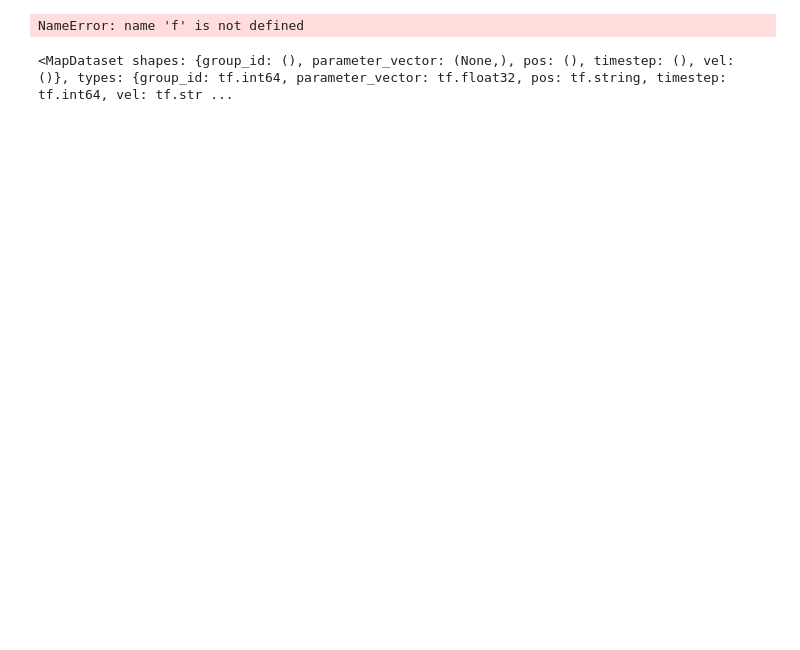
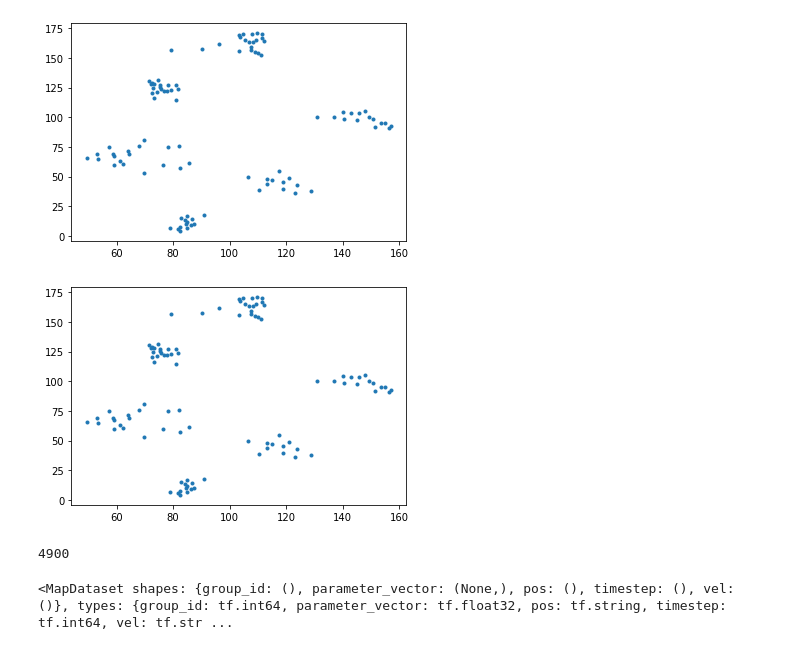
Before and after one commit to ctorney/abc-graph-nets, a Jupyter notebook: train_gnn.ipynb, the cells around one changed output. Drawn from its saved outputs; the diff is of its cells as text; code cells hidden in the pictures; blank space fills up the shorter version.

```diff
--- a/train_gnn.ipynb
+++ b/train_gnn.ipynb
@@ -32,3 +35,4 @@ def _parse_tensor(x):
     return output
 
 parsed_tensors_dataset = parsed_records_dataset.map(_parse_tensor)
+parsed_tensors_dataset = parsed_tensors_dataset.batch(4)
@@ -57,7 +113,20 @@ array([[  7.8362103 ,  81.2605    ],
 # %%
-    print(tf.io.parse_tensor(d['pos'],out_type=tf.float32))
+zzp = ZZ.numpy()[:100]
+
+plt.plot(zzp[:,0],zzp[:,1],'.')
+plt.show()
+
+xxp = X[0].numpy()
+
+plt.plot(xxp[:,0],xxp[:,1],'.')
+plt.show()
 # %% [output]
-NameError: name 'f' is not defined
+[figure, added]
+[figure, added]
+# %%
+1220+1370+1070+1240
+# %% [output]
+4900
 # %%
 #records_dataset = tf.data.TFRecordDataset(record_file)
 
```
Also changed, not shown: parts of 4 cells of this notebook.
